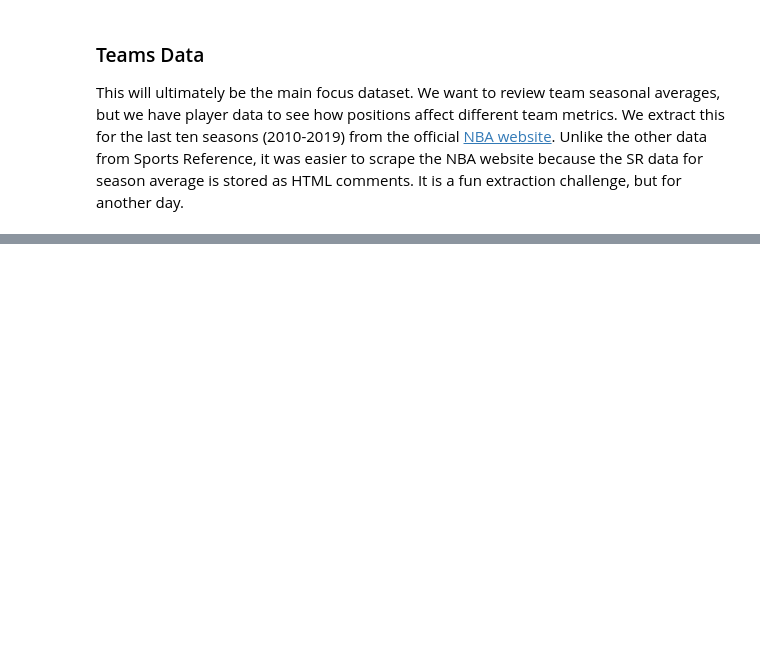
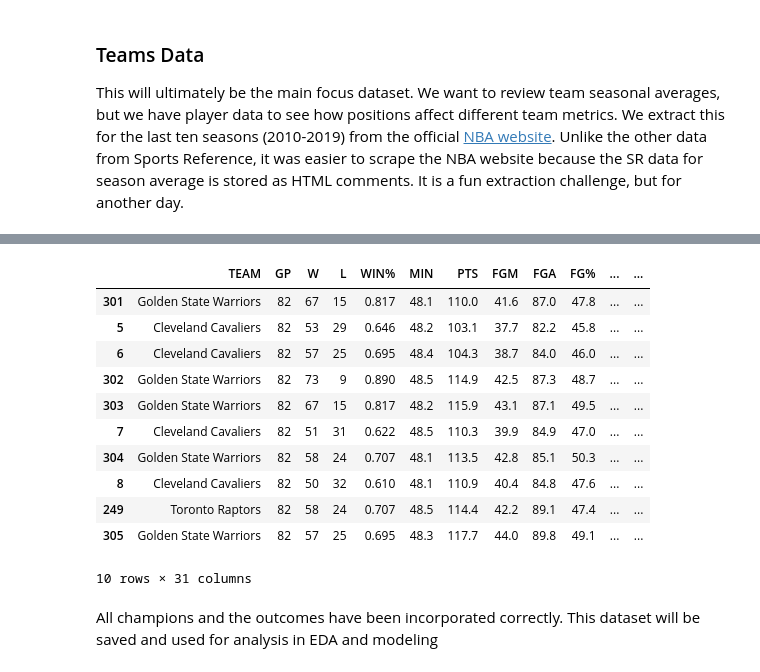
Before and after one commit to siawayforward/offense_wins_championships, a Jupyter notebook: teams.ipynb, the cells around one changed output, grey strips where cells are left out. Drawn from its saved outputs; the diff is of its cells as text; code cells hidden in the pictures; blank space fills up the shorter version.

```diff
--- a/teams.ipynb
+++ b/teams.ipynb
@@ -20,0 +104,3 @@ soup = bs(dr.page_source, 'html.parser').find('table')
+# %%
+#standardize names
+df_team[df_team['TEAM']=='LA Clippers']['TEAM'] = 'Los Angeles Clippers'
@@ -20,0 +129,4 @@ soup = bs(dr.page_source, 'html.parser').find('table')
+# %%
+#get champions data
+champions = pd.read_csv('champions.csv', index_col='Unnamed: 0')
+champions.head()
@@ -20,0 +140,35 @@ soup = bs(dr.page_source, 'html.parser').find('table')
+# %%
+#new columns to check merge for
+df_team['Champ'] = 0
+df_team['Runner-Up'] = 0
+
+#check team status
+for champ, ru, year in zip(champions.Champion.values, champions['Runner-Up'].values, champions.Year.values):
+    df_team['Champ'][(df_team['TEAM'] == champ) & (df_team['Year']== year)] = 1
+    df_team['Runner-Up'][(df_team['TEAM']== ru) & (df_team['Year']== year)] = 1
+# %%
+#update team so that it is abbreviations and not long names
+#we only want the most recent abbreviations so exclude the bottom six which were replaced
+team_names = pd.read_csv('team_names.csv', index_col='Unnamed: 0')[:-6]
+team_names = team_names.rename(columns={'Franchise':'TEAM'}) #update name to be able to merge
+df_team = pd.merge(df_team, team_names, on='TEAM')
+df_team = df_team.rename(columns={'Key':'Tm'})
+# %%
+#checking merge happened correctly by looking at the last few years
+check = df_team[(df_team['Champ']==1) | (df_team['Runner-Up']==1)]
+check.sort_values(by=['Year', 'Runner-Up'])[10:]
+# %% [output]
+|  | TEAM | GP | W | L | WIN% | MIN | PTS | FGM | FGA | FG% | ... | ... |
+| 301 | Golden State Warriors | 82 | 67 | 15 | 0.817 | 48.1 | 110.0 | 41.6 | 87.0 | 47.8 | ... | ... |
+| 5 | Cleveland Cavaliers | 82 | 53 | 29 | 0.646 | 48.2 | 103.1 | 37.7 | 82.2 | 45.8 | ... | ... |
+| 6 | Cleveland Cavaliers | 82 | 57 | 25 | 0.695 | 48.4 | 104.3 | 38.7 | 84.0 | 46.0 | ... | ... |
+| 302 | Golden State Warriors | 82 | 73 | 9 | 0.890 | 48.5 | 114.9 | 42.5 | 87.3 | 48.7 | ... | ... |
+| 303 | Golden State Warriors | 82 | 67 | 15 | 0.817 | 48.2 | 115.9 | 43.1 | 87.1 | 49.5 | ... | ... |
+| 7 | Cleveland Cavaliers | 82 | 51 | 31 | 0.622 | 48.5 | 110.3 | 39.9 | 84.9 | 47.0 | ... | ... |
+| 304 | Golden State Warriors | 82 | 58 | 24 | 0.707 | 48.1 | 113.5 | 42.8 | 85.1 | 50.3 | ... | ... |
+| 8 | Cleveland Cavaliers | 82 | 50 | 32 | 0.610 | 48.1 | 110.9 | 40.4 | 84.8 | 47.6 | ... | ... |
+| 249 | Toronto Raptors | 82 | 58 | 24 | 0.707 | 48.5 | 114.4 | 42.2 | 89.1 | 47.4 | ... | ... |
+| 305 | Golden State Warriors | 82 | 57 | 25 | 0.695 | 48.3 | 117.7 | 44.0 | 89.8 | 49.1 | ... | ... |
+10 rows × 31 columns
+# %% [markdown]
+All champions and the outcomes have been incorporated correctly. This dataset will be saved and used for analysis in EDA and modeling
```
Also changed, not shown: parts of 12 cells of this notebook.
